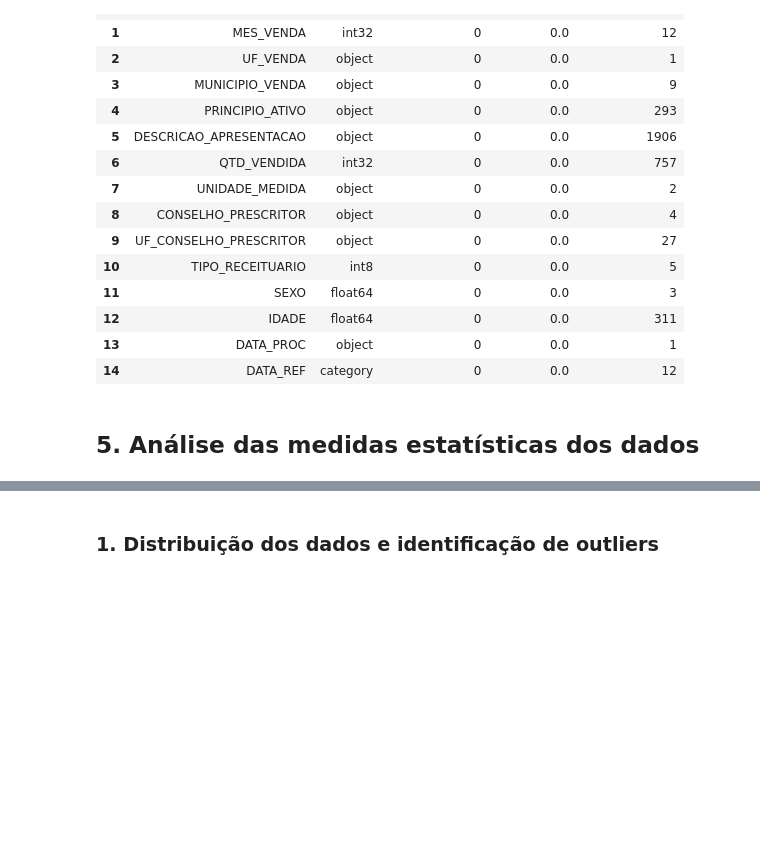
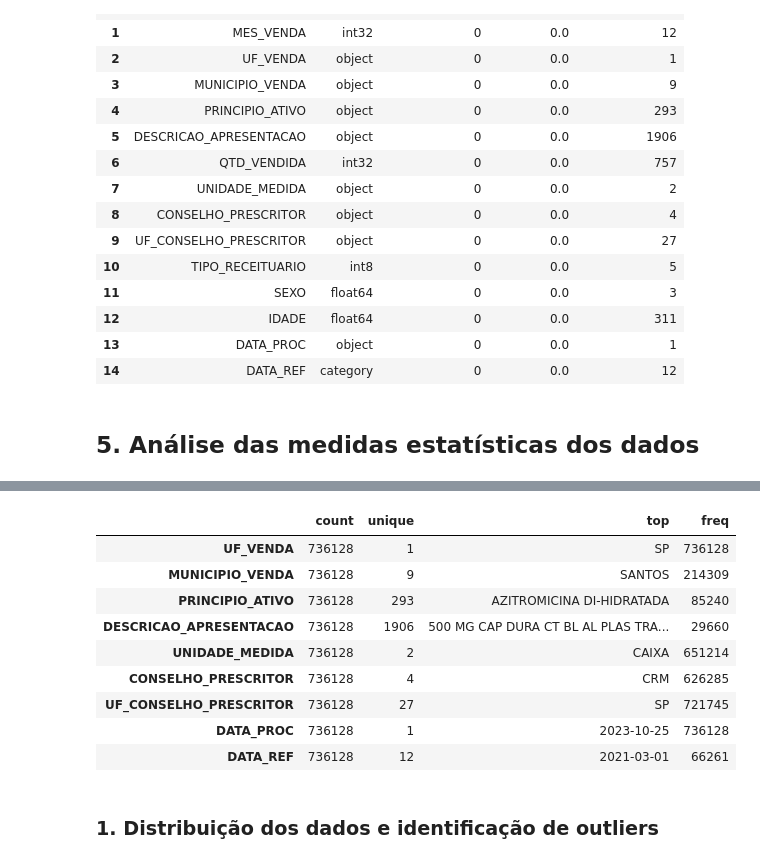
Before and after one commit to emso-exe/Venda_de_medicamentos_controlados_e_antimicrobianos_-_industrializados, a Jupyter notebook: 001_analise_de_vendas.ipynb, the cells around one changed output, grey strips where cells are left out. Drawn from its saved outputs; the diff is of its cells as text; code cells hidden in the pictures; blank space fills up the shorter version.

```diff
--- a/001_analise_de_vendas.ipynb
+++ b/001_analise_de_vendas.ipynb
@@ -374,6 +368,20 @@ df.describe().T
 | TIPO_RECEITUARIO | 736128.0 | 4.370360 | 1.427795 | 1.0 | 5.0 | 5.0 | 5.0 | 5.0 |
 | SEXO | 736128.0 | 1.398387 | 0.541599 | 1.0 | 1.0 | 1.0 | 2.0 | 3.0 |
 | IDADE | 736128.0 | 41.894318 | 23.840590 | -1.0 | 28.0 | 42.0 | 57.0 | 993.0 |
+# %%
+cols = df.select_dtypes(include=['object', 'category']).columns
+df[cols].describe().T
+# %% [output]
+|  | count | unique | top | freq |
+| UF_VENDA | 736128 | 1 | SP | 736128 |
+| MUNICIPIO_VENDA | 736128 | 9 | SANTOS | 214309 |
+| PRINCIPIO_ATIVO | 736128 | 293 | AZITROMICINA DI-HIDRATADA | 85240 |
+| DESCRICAO_APRESENTACAO | 736128 | 1906 | 500 MG CAP DURA CT BL AL PLAS TRA... | 29660 |
+| UNIDADE_MEDIDA | 736128 | 2 | CAIXA | 651214 |
+| CONSELHO_PRESCRITOR | 736128 | 4 | CRM | 626285 |
+| UF_CONSELHO_PRESCRITOR | 736128 | 27 | SP | 721745 |
+| DATA_PROC | 736128 | 1 | 2023-10-25 | 736128 |
+| DATA_REF | 736128 | 12 | 2021-03-01 | 66261 |
 # %% [markdown]
 ### 1. Distribuição dos dados e identificação de outliers
 # %%
```
Also changed, not shown: parts of 5 cells of this notebook.
